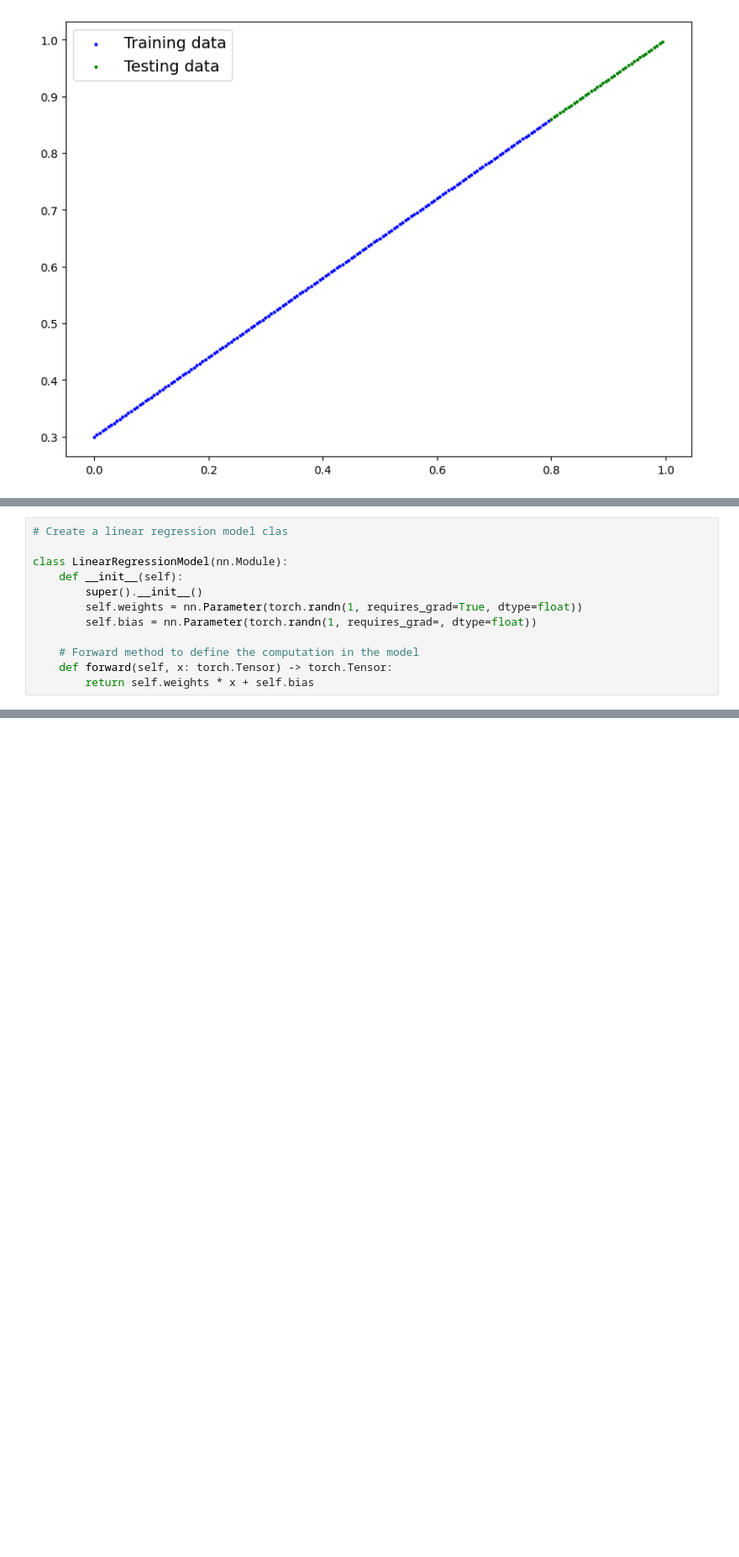
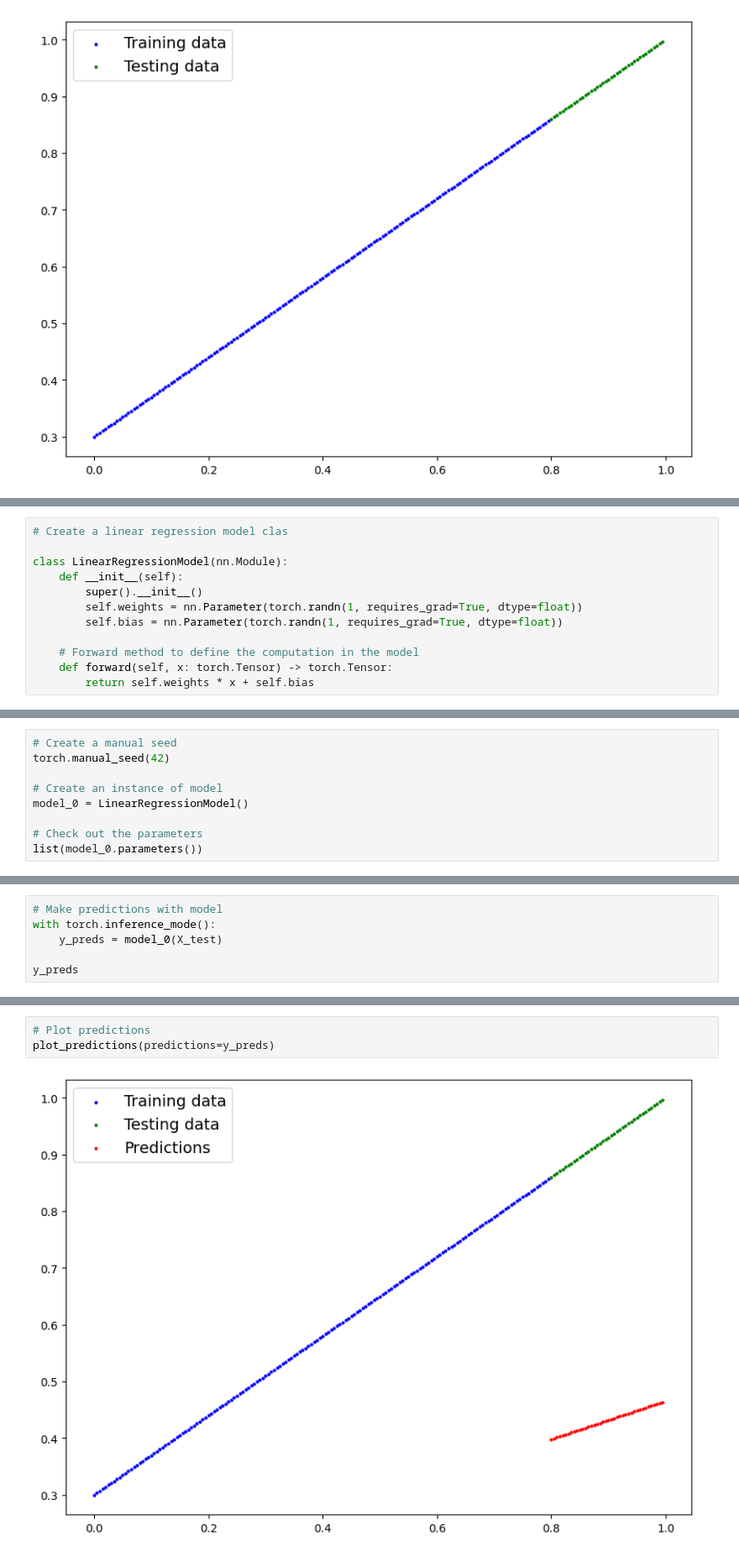
Before and after one commit to bohemian83/pytorch_yt, a Jupyter notebook: 01_pytorch_workflow.ipynb, the cells around one changed output, grey strips where cells are left out. Shown at 84% size. Cells and saved outputs as stored; diff of their text form; blank space fills up the shorter version.

```diff
--- a/01_pytorch_workflow.ipynb
+++ b/01_pytorch_workflow.ipynb
@@ -128,7 +138,7 @@ class LinearRegressionModel(nn.Module):
     def __init__(self):
         super().__init__()
         self.weights = nn.Parameter(torch.randn(1, requires_grad=True, dtype=float))
-        self.bias = nn.Parameter(torch.randn(1, requires_grad=, dtype=float))
+        self.bias = nn.Parameter(torch.randn(1, requires_grad=True, dtype=float))
 
     # Forward method to define the computation in the model
     def forward(self, x: torch.Tensor) -> torch.Tensor:
@@ -135,0 +157,9 @@ class LinearRegressionModel(nn.Module):
+# %%
+# Create a manual seed
+torch.manual_seed(42)
+
+# Create an instance of model
+model_0 = LinearRegressionModel()
+
+# Check out the parameters
+list(model_0.parameters())
@@ -135,0 +183,6 @@ class LinearRegressionModel(nn.Module):
+# %%
+# Make predictions with model
+with torch.inference_mode():
+    y_preds = model_0(X_test)
+
+y_preds
@@ -135,0 +207,5 @@ class LinearRegressionModel(nn.Module):
+# %%
+# Plot predictions
+plot_predictions(predictions=y_preds)
+# %% [output]
+[figure, added]
```
Also changed, not shown: parts of 14 cells of this notebook.
